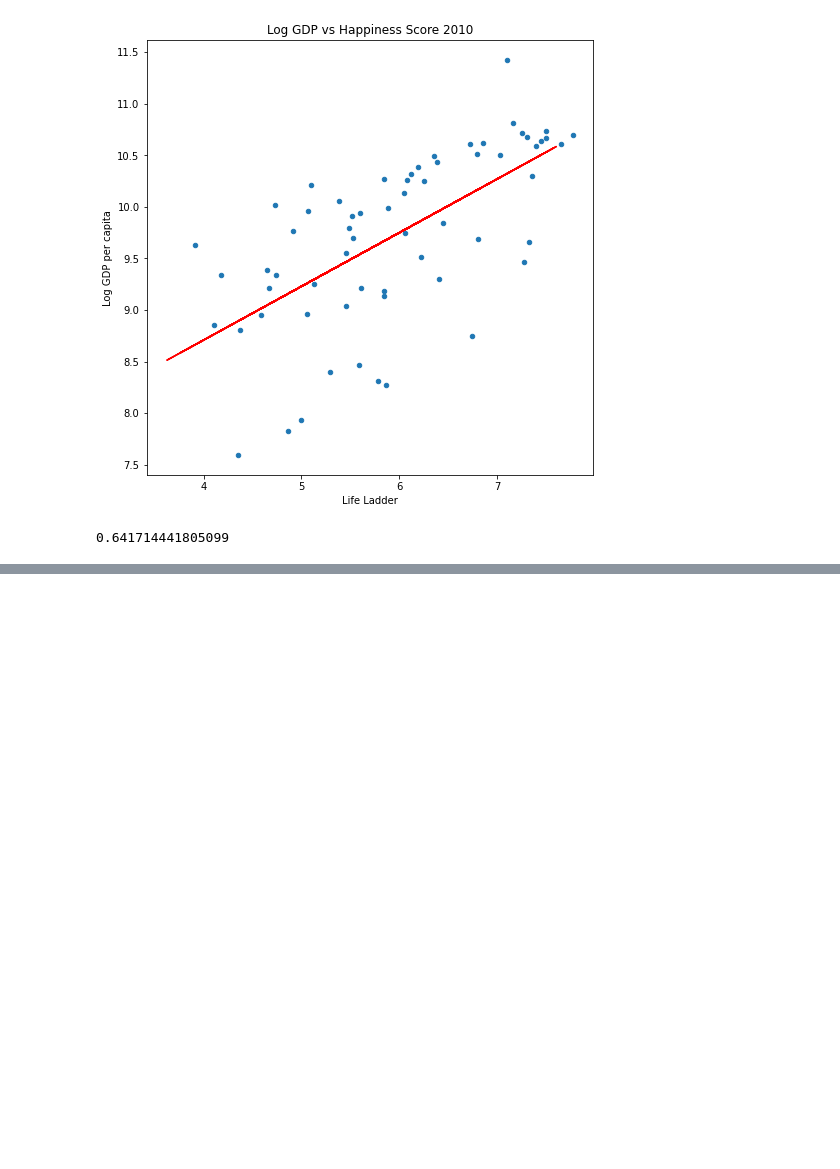
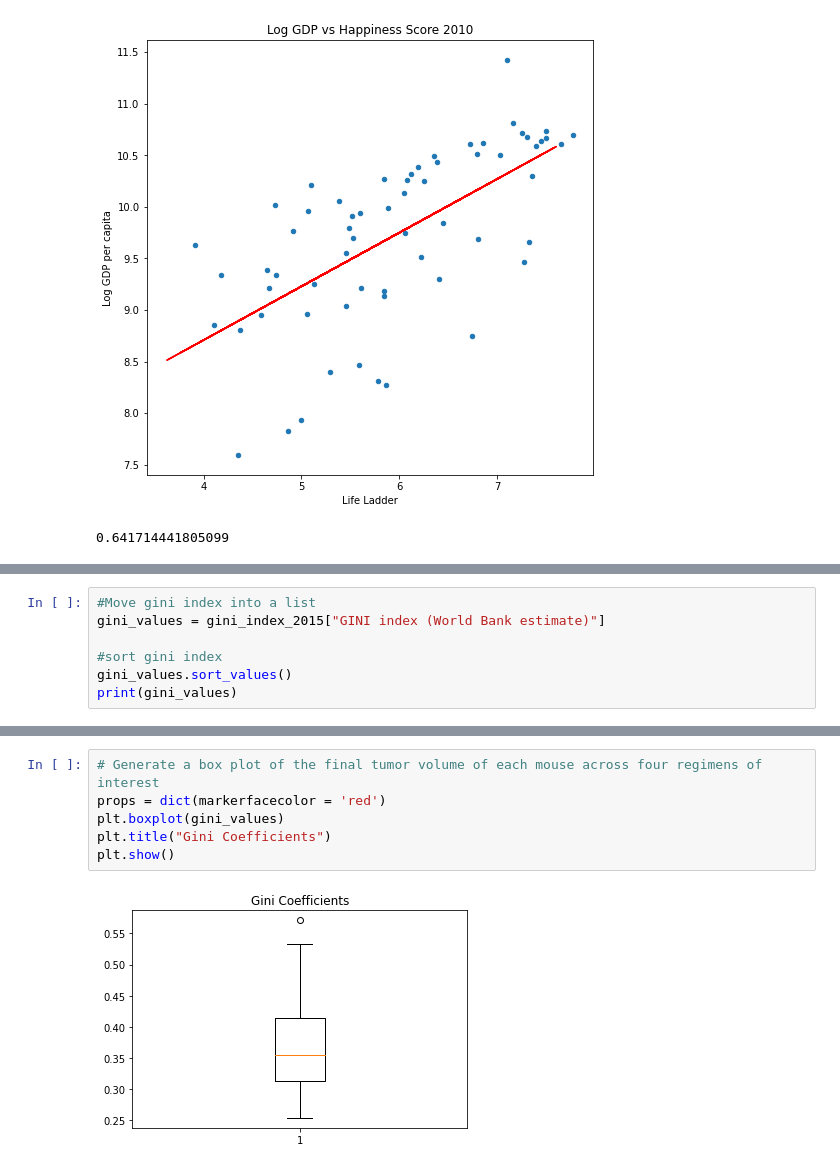
Before and after one commit to miheep8938/Veritas-Collective, a Jupyter notebook: JJ-Wrangle.ipynb, the cells around one changed output, grey strips where cells are left out. Drawn from its saved outputs; the diff is of its cells as text; blank space fills up the shorter version.

```diff
--- a/JJ-Wrangle.ipynb
+++ b/JJ-Wrangle.ipynb
@@ -273,0 +383,7 @@ gini_data
+# %%
+#Move gini index into a list
+gini_values = gini_index_2015["GINI index (World Bank estimate)"]
+
+#sort gini index
+gini_values.sort_values()
+print(gini_values)
@@ -273,0 +426,8 @@ gini_data
+# %%
+# Generate a box plot of the final tumor volume of each mouse across four regimens of interest
+props = dict(markerfacecolor = 'red')
+plt.boxplot(gini_values)
+plt.title("Gini Coefficients")
+plt.show()
+# %% [output]
+[figure, added]
```
Also changed, not shown: parts of 13 cells of this notebook.
